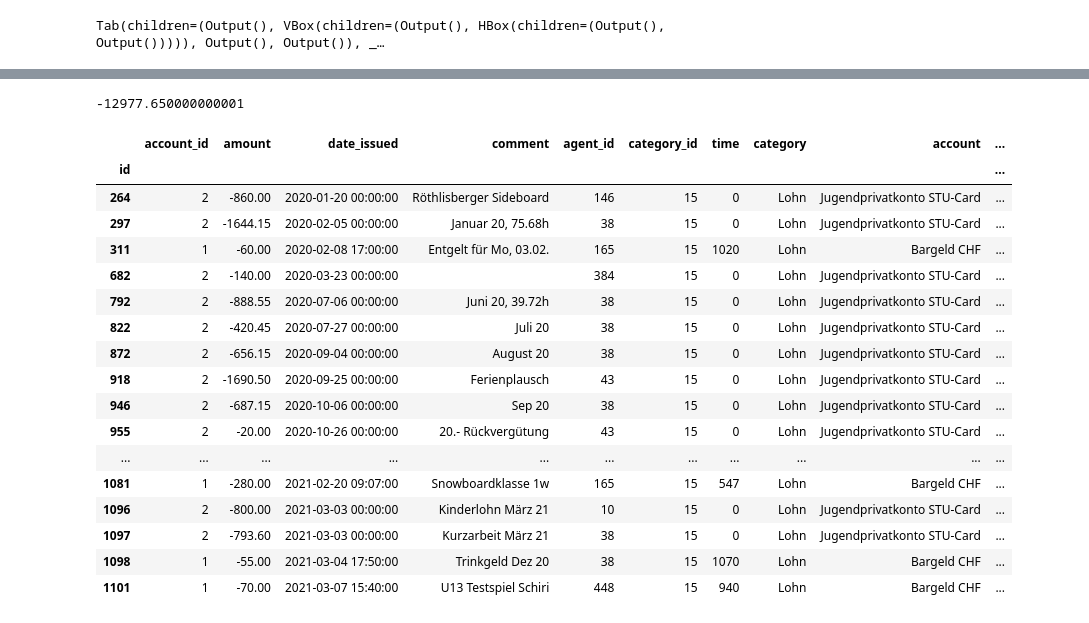
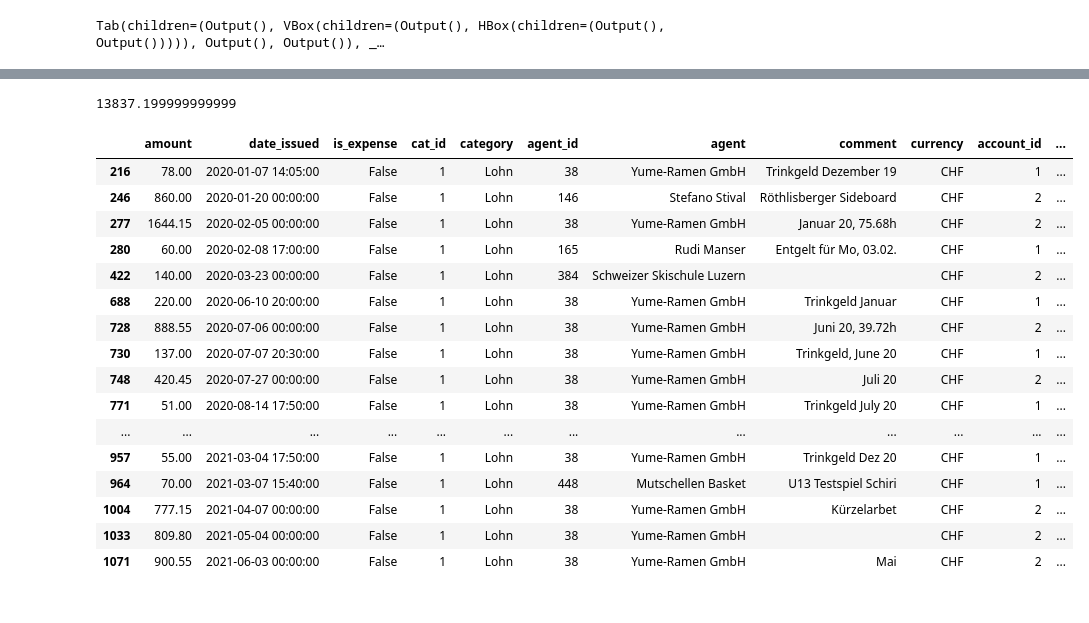
Before and after one commit to finnharbeke/finnance, a Jupyter notebook: main.ipynb, the cells around one changed output, grey strips where cells are left out. Drawn from its saved outputs; the diff is of its cells as text; code cells hidden in the pictures.

```diff
--- a/main.ipynb
+++ b/main.ipynb
@@ -114,24 +133,23 @@ plt.title("Delivery Tips by type", fontsize=14);
 # %%
-print(viz.select.select(tr_df, date_start="2020-01-01", categories=["Lohn"])["amount"].sum())
-viz.select.select(tr_df, date_start="2020-01-01", categories=["Lohn"])
+print(viz.select.select(analysis, date_start="2020-01-01", categories=["Lohn"])["amount"].sum())
+viz.select.select(analysis, date_start="2020-01-01", categories=["Lohn"])
 # %% [output]
--12977.650000000001
+13837.199999999999
-|  | account_id | amount | date_issued | comment | agent_id | category_id | time | category | account | ... |
-| id |  |  |  |  |  |  |  |  |  | ... |
-| 264 | 2 | -860.00 | 2020-01-20 00:00:00 | Röthlisberger Sideboard | 146 | 15 | 0 | Lohn | Jugendprivatkonto STU-Card | ... |
-| 297 | 2 | -1644.15 | 2020-02-05 00:00:00 | Januar 20, 75.68h | 38 | 15 | 0 | Lohn | Jugendprivatkonto STU-Card | ... |
-| 311 | 1 | -60.00 | 2020-02-08 17:00:00 | Entgelt für Mo, 03.02. | 165 | 15 | 1020 | Lohn | Bargeld CHF | ... |
-| 682 | 2 | -140.00 | 2020-03-23 00:00:00 |  | 384 | 15 | 0 | Lohn | Jugendprivatkonto STU-Card | ... |
-| 792 | 2 | -888.55 | 2020-07-06 00:00:00 | Juni 20, 39.72h | 38 | 15 | 0 | Lohn | Jugendprivatkonto STU-Card | ... |
-| 822 | 2 | -420.45 | 2020-07-27 00:00:00 | Juli 20 | 38 | 15 | 0 | Lohn | Jugendprivatkonto STU-Card | ... |
-| 872 | 2 | -656.15 | 2020-09-04 00:00:00 | August 20 | 38 | 15 | 0 | Lohn | Jugendprivatkonto STU-Card | ... |
-| 918 | 2 | -1690.50 | 2020-09-25 00:00:00 | Ferienplausch | 43 | 15 | 0 | Lohn | Jugendprivatkonto STU-Card | ... |
-| 946 | 2 | -687.15 | 2020-10-06 00:00:00 | Sep 20 | 38 | 15 | 0 | Lohn | Jugendprivatkonto STU-Card | ... |
-| 955 | 2 | -20.00 | 2020-10-26 00:00:00 | 20.- Rückvergütung | 43 | 15 | 0 | Lohn | Jugendprivatkonto STU-Card | ... |
-| ... | ... | ... | ... | ... | ... | ... | ... | ... | ... | ... |
-| 1081 | 1 | -280.00 | 2021-02-20 09:07:00 | Snowboardklasse 1w | 165 | 15 | 547 | Lohn | Bargeld CHF | ... |
-| 1096 | 2 | -800.00 | 2021-03-03 00:00:00 | Kinderlohn März 21 | 10 | 15 | 0 | Lohn | Jugendprivatkonto STU-Card | ... |
-| 1097 | 2 | -793.60 | 2021-03-03 00:00:00 | Kurzarbeit März 21 | 38 | 15 | 0 | Lohn | Jugendprivatkonto STU-Card | ... |
-| 1098 | 1 | -55.00 | 2021-03-04 17:50:00 | Trinkgeld Dez 20 | 38 | 15 | 1070 | Lohn | Bargeld CHF | ... |
-| 1101 | 1 | -70.00 | 2021-03-07 15:40:00 | U13 Testspiel Schiri | 448 | 15 | 940 | Lohn | Bargeld CHF | ... |
+|  | amount | date_issued | is_expense | cat_id | category | agent_id | agent | comment | currency | account_id | ... |
+| 216 | 78.00 | 2020-01-07 14:05:00 | False | 1 | Lohn | 38 | Yume-Ramen GmbH | Trinkgeld Dezember 19 | CHF | 1 | ... |
+| 246 | 860.00 | 2020-01-20 00:00:00 | False | 1 | Lohn | 146 | Stefano Stival | Röthlisberger Sideboard | CHF | 2 | ... |
+| 277 | 1644.15 | 2020-02-05 00:00:00 | False | 1 | Lohn | 38 | Yume-Ramen GmbH | Januar 20, 75.68h | CHF | 2 | ... |
+| 280 | 60.00 | 2020-02-08 17:00:00 | False | 1 | Lohn | 165 | Rudi Manser | Entgelt für Mo, 03.02. | CHF | 1 | ... |
+| 422 | 140.00 | 2020-03-23 00:00:00 | False | 1 | Lohn | 384 | Schweizer Skischule Luzern |  | CHF | 2 | ... |
+| 688 | 220.00 | 2020-06-10 20:00:00 | False | 1 | Lohn | 38 | Yume-Ramen GmbH | Trinkgeld Januar | CHF | 1 | ... |
+| 728 | 888.55 | 2020-07-06 00:00:00 | False | 1 | Lohn | 38 | Yume-Ramen GmbH | Juni 20, 39.72h | CHF | 2 | ... |
+| 730 | 137.00 | 2020-07-07 20:30:00 | False | 1 | Lohn | 38 | Yume-Ramen GmbH | Trinkgeld, June 20 | CHF | 1 | ... |
+| 748 | 420.45 | 2020-07-27 00:00:00 | False | 1 | Lohn | 38 | Yume-Ramen GmbH | Juli 20 | CHF | 2 | ... |
+| 771 | 51.00 | 2020-08-14 17:50:00 | False | 1 | Lohn | 38 | Yume-Ramen GmbH | Trinkgeld July 20 | CHF | 1 | ... |
+| ... | ... | ... | ... | ... | ... | ... | ... | ... | ... | ... | ... |
+| 957 | 55.00 | 2021-03-04 17:50:00 | False | 1 | Lohn | 38 | Yume-Ramen GmbH | Trinkgeld Dez 20 | CHF | 1 | ... |
+| 964 | 70.00 | 2021-03-07 15:40:00 | False | 1 | Lohn | 448 | Mutschellen Basket | U13 Testspiel Schiri | CHF | 1 | ... |
+| 1004 | 777.15 | 2021-04-07 00:00:00 | False | 1 | Lohn | 38 | Yume-Ramen GmbH | Kürzelarbet | CHF | 2 | ... |
+| 1033 | 809.80 | 2021-05-04 00:00:00 | False | 1 | Lohn | 38 | Yume-Ramen GmbH |  | CHF | 2 | ... |
+| 1071 | 900.55 | 2021-06-03 00:00:00 | False | 1 | Lohn | 38 | Yume-Ramen GmbH | Mai | CHF | 2 | ... |
 # %%
```
Also changed, not shown: parts of 11 cells of this notebook, 11 other files.
